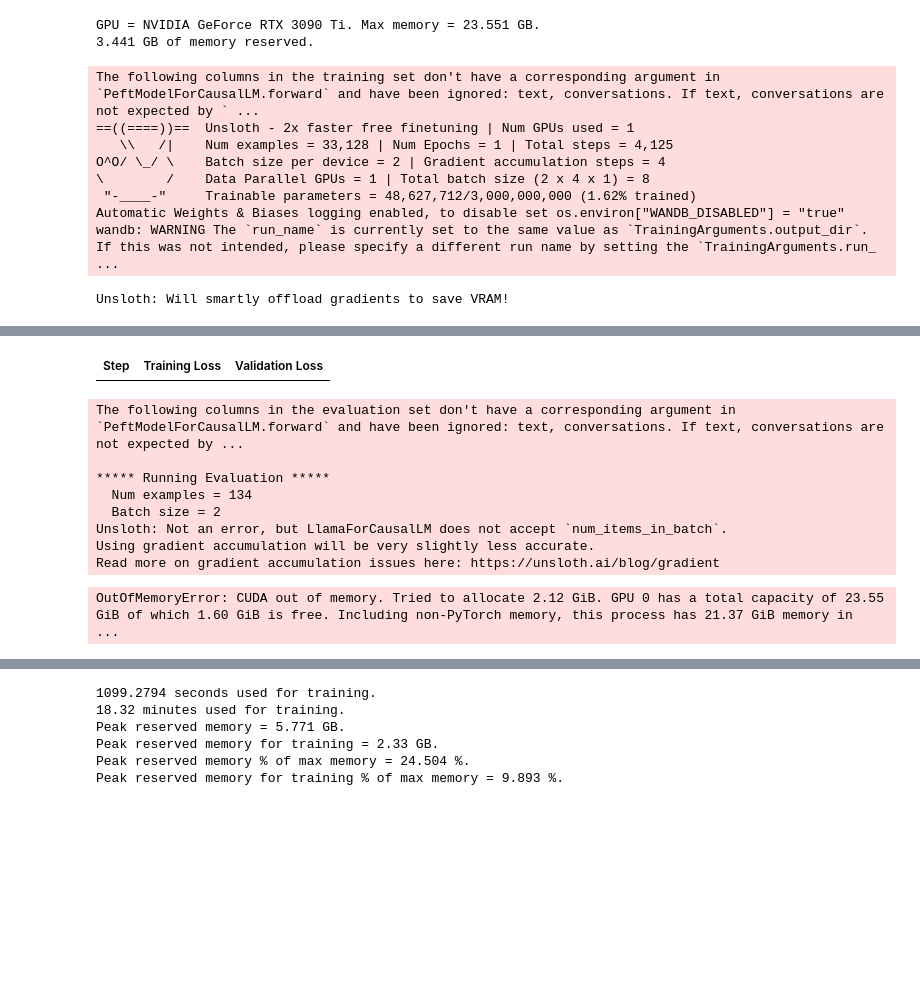
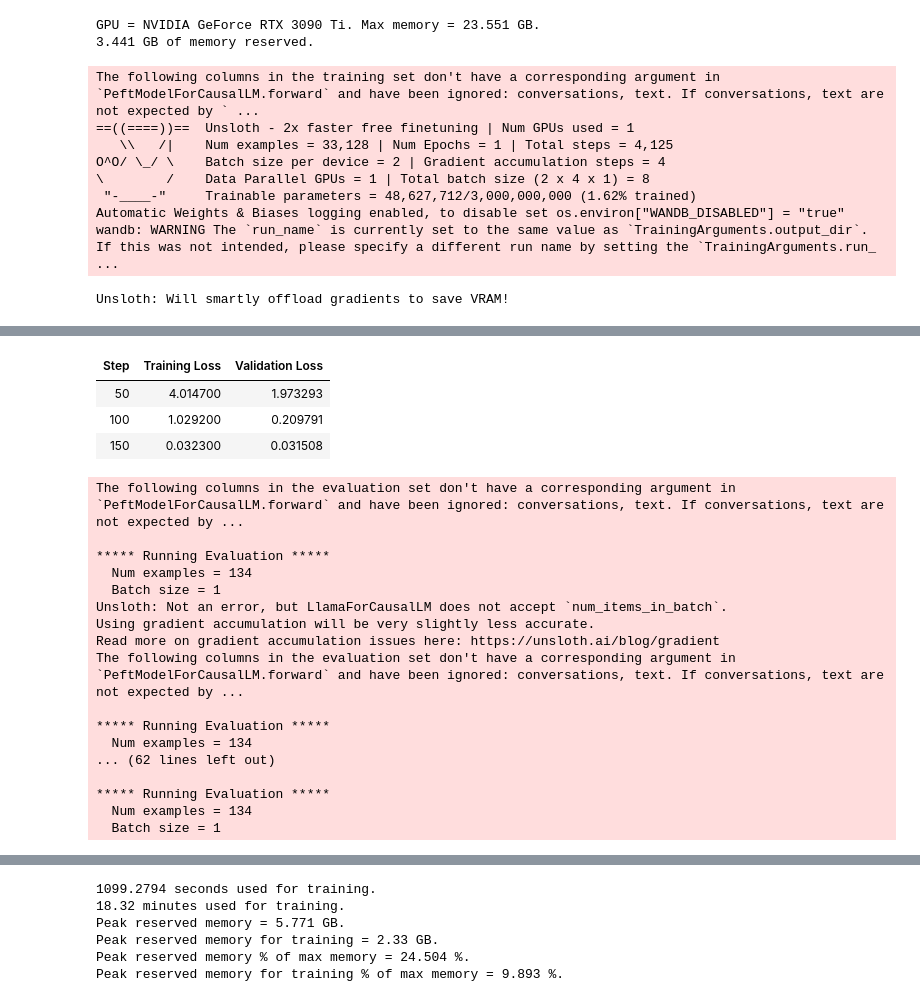
Before and after one commit to Jordinia/LLM-Finetuning, a Jupyter notebook: Malicious-Web/unsloth_netpro.ipynb, the cells around one changed output, grey strips where cells are left out. Saved outputs shown, nothing was run; the diff lists cells and outputs as text; code cells hidden in the pictures; blank space fills up the shorter version.

```diff
--- a/Malicious-Web/unsloth_netpro.ipynb
+++ b/Malicious-Web/unsloth_netpro.ipynb
@@ -9,4 +9,7 @@ from datasets import Dataset, load_dataset
 # %% [markdown]
 ## Load Dataset
 # %%
-dataset = load_dataset("json", data_files="./dataset/netpro_chatml_thought.jsonl")
+# dataset = load_dataset("json", data_files="./dataset/netpro_chatml_thought.jsonl")
+
+from datasets import load_dataset
+dataset = load_dataset("jordinia/netpro-finetune", split = "train")
@@ -22,5 +23,5 @@ DatasetDict({
 # %%
-dataset = dataset["train"]  # Access the 'train' split
+# dataset = dataset["train"]  # Access the 'train' split
 # %%
 print("\nOutput Type:", type(dataset))
 print("Dataset Info:")
@@ -46,7 +43,7 @@ dtype = None # None for auto detection. Float16 for Tesla T4, V100, Bfloat16 for
 load_in_4bit = True # Use 4bit quantization to reduce memory usage. Can be False.
 
 model, tokenizer = FastLanguageModel.from_pretrained(
-    model_name = "unsloth/Llama-3.2-3B-bnb-4bit", # or choose "unsloth/Llama-3.2-1B-Instruct"
+    model_name = "unsloth/Llama-3.2-3B-Instruct-bnb-4bit", # or choose "unsloth/Llama-3.2-1B-Instruct"
     max_seq_length = max_seq_length,
     dtype = dtype,
     load_in_4bit = load_in_4bit,
@@ -496,9 +466,15 @@ print(f"{start_gpu_memory} GB of memory reserved.")
 GPU = NVIDIA GeForce RTX 3090 Ti. Max memory = 23.551 GB.
 3.441 GB of memory reserved.
 # %%
-trainer_stats = trainer.train()
+# trainer_stats = trainer.train()
+
+checkpoint_path = "/outputs/checkpoint-700"
+if os.path.exists(checkpoint_path):
+    trainer.train(resume_from_checkpoint=checkpoint_path)
+else:
+    print(f"Warning: Checkpoint {checkpoint_path} not found. Starting from scratch.")
 # %% [output]
-The following columns in the training set don't have a corresponding argument in `PeftModelForCausalLM.forward` and have been ignored: text, conversations. If text, conversations are not expected by ` ...
+The following columns in the training set don't have a corresponding argument in `PeftModelForCausalLM.forward` and have been ignored: conversations, text. If conversations, text are not expected by ` ...
 ==((====))==  Unsloth - 2x faster free finetuning | Num GPUs used = 1
    \\   /|    Num examples = 33,128 | Num Epochs = 1 | Total steps = 4,125
 O^O/ \_/ \    Batch size per device = 2 | Gradient accumulation steps = 4
@@ -511,13 +487,24 @@ Unsloth: Will smartly offload gradients to save VRAM!
 | Step | Training Loss | Validation Loss |
+| 50 | 4.014700 | 1.973293 |
+| 100 | 1.029200 | 0.209791 |
+| 150 | 0.032300 | 0.031508 |
-The following columns in the evaluation set don't have a corresponding argument in `PeftModelForCausalLM.forward` and have been ignored: text, conversations. If text, conversations are not expected by ...
+The following columns in the evaluation set don't have a corresponding argument in `PeftModelForCausalLM.forward` and have been ignored: conversations, text. If conversations, text are not expected by ...
 
 ***** Running Evaluation *****
   Num examples = 134
-  Batch size = 2
+  Batch size = 1
 Unsloth: Not an error, but LlamaForCausalLM does not accept `num_items_in_batch`.
 Using gradient accumulation will be very slightly less accurate.
 Read more on gradient accumulation issues here: https://unsloth.ai/blog/gradient
+The following columns in the evaluation set don't have a corresponding argument in `PeftModelForCausalLM.forward` and have been ignored: conversations, text. If conversations, text are not expected by ...
+
+***** Running Evaluation *****
+  Num examples = 134
+... (62 lines left out)
+
+***** Running Evaluation *****
+  Num examples = 134
+  Batch size = 1
-OutOfMemoryError: CUDA out of memory. Tried to allocate 2.12 GiB. GPU 0 has a total capacity of 23.55 GiB of which 1.60 GiB is free. Including non-PyTorch memory, this process has 21.37 GiB memory in  ...
 # %%
 # Run this before the automatic evaluation at step 500
 trainer.evaluate(eval_dataset=trainer.eval_dataset)
```
Also changed, not shown: parts of 17 cells of this notebook, 1 other file.
